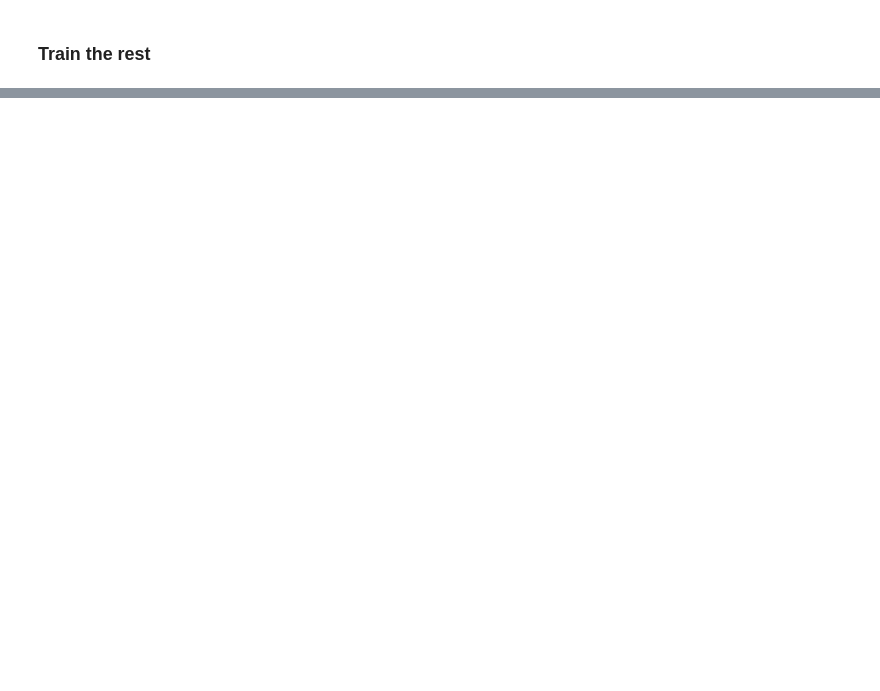
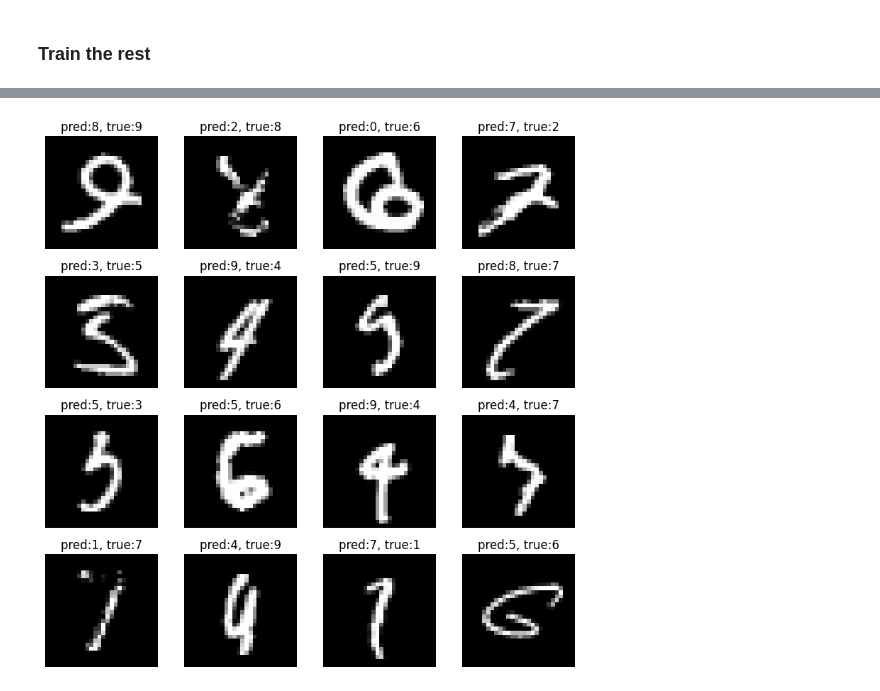
Before and after one commit to irnikesh/data-science, a Jupyter notebook: hands-on-machine-learning/exercises/MNIST/MNIST_with_CNN.ipynb, the cells around one changed output, grey strips where cells are left out. Drawn from its saved outputs; the diff is of its cells as text; code cells hidden in the pictures; blank space fills up the shorter version.

```diff
--- a/hands-on-machine-learning/exercises/MNIST/MNIST_with_CNN.ipynb
+++ b/hands-on-machine-learning/exercises/MNIST/MNIST_with_CNN.ipynb
@@ -174,27 +194,14 @@ Epoch 15/15
 # %%
-
-
-# 5) Test accuracy
-test_acc = model.evaluate(ds_test, verbose=0)[1]
-print("Test accuracy:", round(float(test_acc), 4))
-
-# 6) Confusion matrix
-yp = model.predict(ds_test, verbose=0)
-y_pred = yp.argmax(axis=1)
-fig, ax = plt.subplots(figsize=(6,6))
-ConfusionMatrixDisplay.from_predictions(yte, y_pred, ax=ax, values_format='d')
-ax.set_title("CNN Confusion Matrix"); plt.tight_layout(); plt.show()
-
 # 7) Show 16 mistakes
 mis = np.where(y_pred != yte)[0]
 if len(mis) > 0:
     pick = np.random.RandomState(42).choice(mis, size=min(16, len(mis)), replace=False)
     plt.figure(figsize=(8,8))
     for i, idx in enumerate(pick, 1):
         plt.subplot(4,4,i)
         plt.imshow(xte[idx].squeeze(), cmap="gray")
-        plt.title(f"pred:{int(y_pred[idx])} / true:{int(yte[idx])}")
+        plt.title(f"pred:{int(y_pred[idx])}, true:{int(yte[idx])}")
         plt.axis("off")
     plt.tight_layout(); plt.show()
-else:
-    print("No mistakes on test set (rare, but nice!).")
+# %% [output]
+[figure, added]
```
Also changed, not shown: parts of 12 cells of this notebook.
